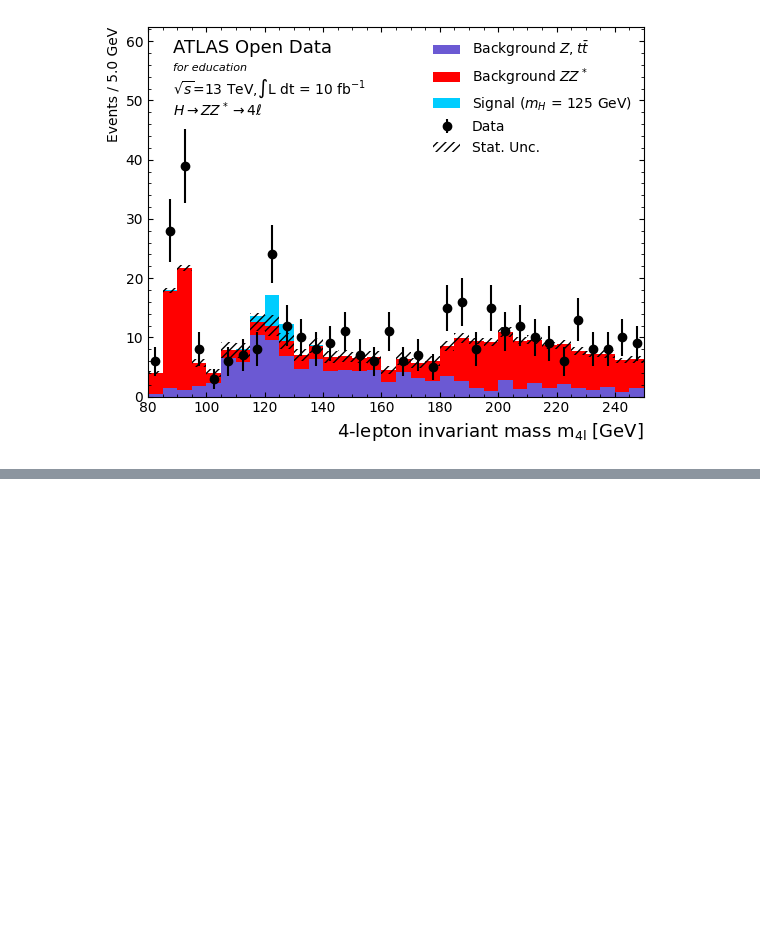
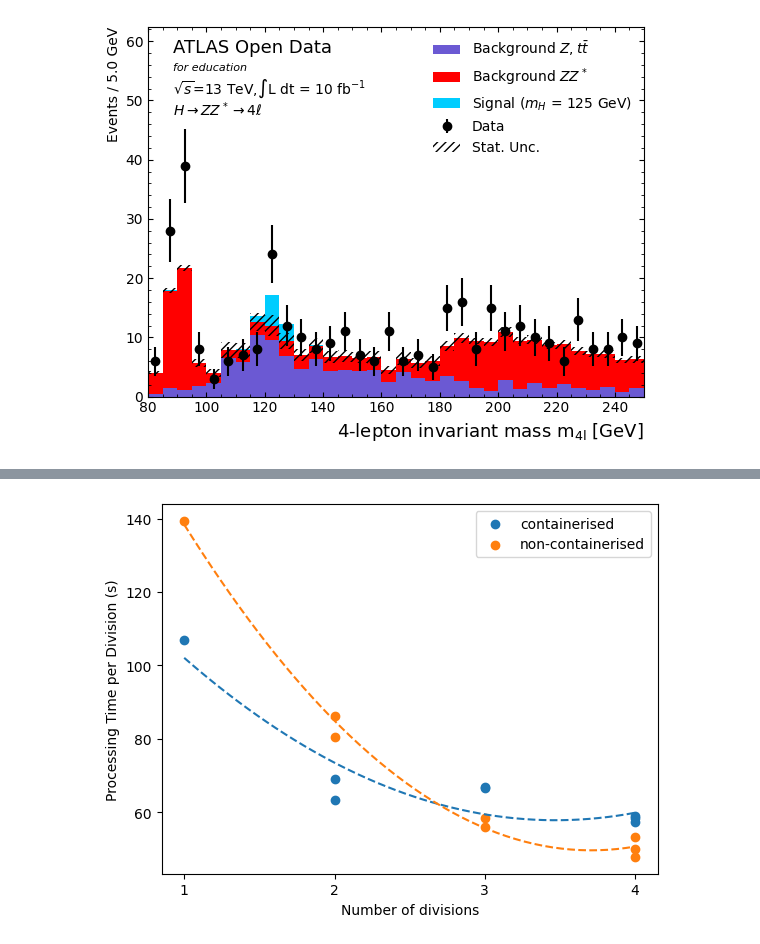
Before and after one commit to maximillian-dolan/atlas_analysis, a Jupyter notebook: HZZ_demo.ipynb, the cells around one changed output, grey strips where cells are left out. Drawn from its saved outputs; the diff is of its cells as text; code cells hidden in the pictures; blank space fills up the shorter version.

```diff
--- a/HZZ_demo.ipynb
+++ b/HZZ_demo.ipynb
@@ -323,0 +353,33 @@ plot_data(data)
+# %%
+non_container = [139.4, 80.6,86.3, 56,58.3,47.8, 50,53.1]
+container = [106.9, 69.1, 63.4, 66.5, 66.8, 57.3, 59, 58.4]
+numbers = [1,2,2,3,3,4,4,4]
+
+# Fit data to curve
+def exponential_func(x, a, b, c):
+    return a*x**2 + b*x + c
+    #return a * np.exp(b * x)
+
+opt_cont, cov_cont = curve_fit(exponential_func, numbers, container)
+opt_non, cov_non = curve_fit(exponential_func, numbers, non_container)
+
+x = np.linspace(1,4,50)
+y_cont = exponential_func(x, *opt_cont)
+y_non = exponential_func(x, *opt_non)
+
+#plot
+fig,ax = plt.subplots()
+
+ax.scatter(numbers, container, label = 'containerised')
+ax.plot(x, y_cont, linestyle = '--')
+ax.scatter(numbers, non_container, label = 'non-containerised')
+ax.plot(x, y_non, linestyle = '--')
+
+ax.legend()
+ax.set_xticks([1,2,3,4])
+ax.set_ylabel('Processing Time per Division (s)')
+ax.set_xlabel('Number of divisions')
+
+plt.show()
+# %% [output]
+[figure, added]
```
Also changed, not shown: parts of 6 cells of this notebook, 4 other files.
